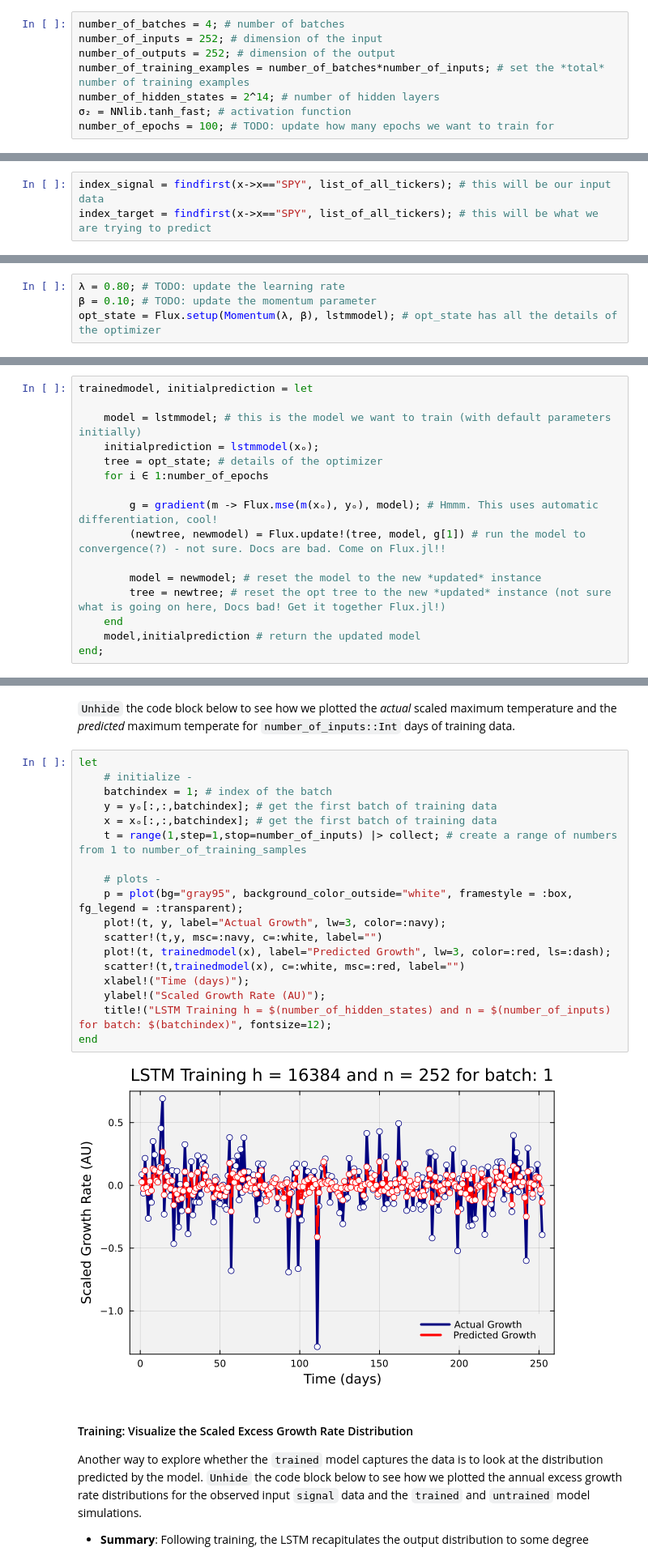
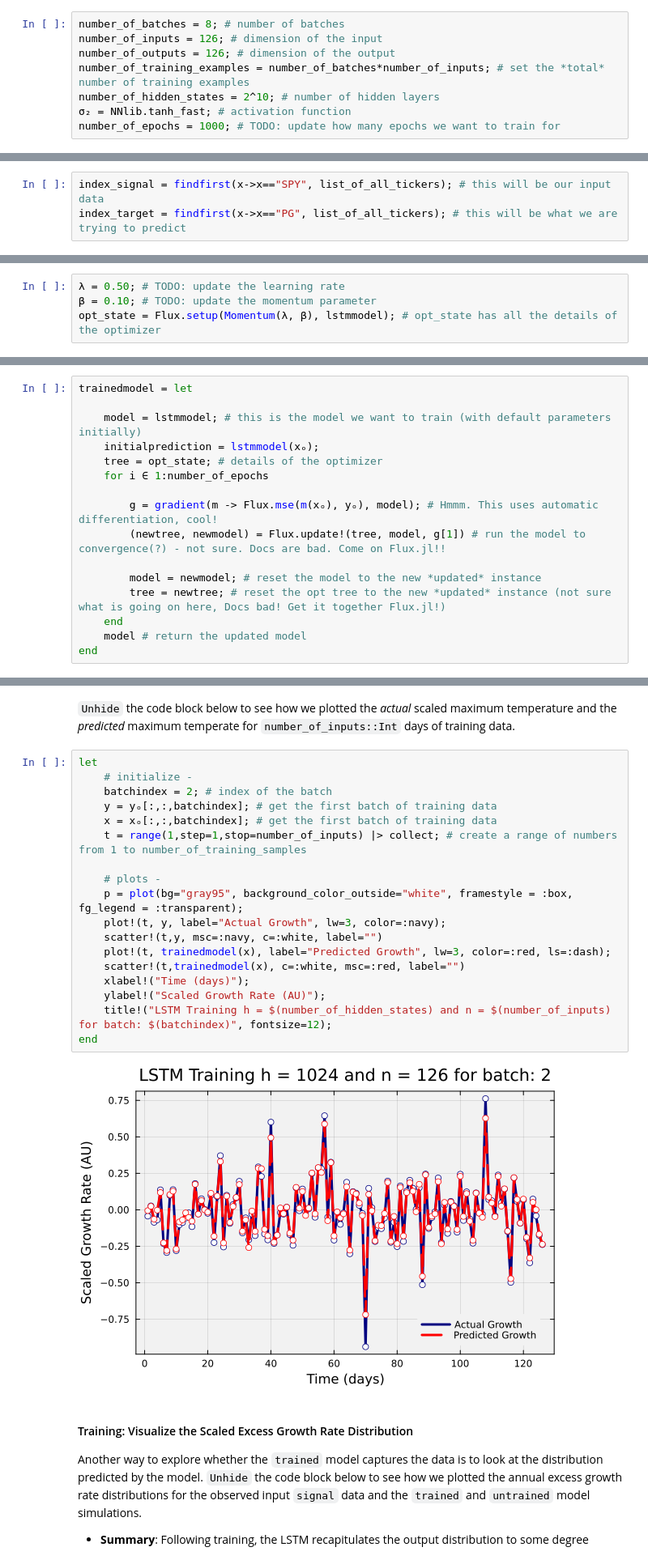
Before and after one commit to varnerlab/CHEME-5820-Lectures-Spring-2025, a Jupyter notebook: lectures/week-13/L13a/CHEME-5820-L13a-LSTM-S2025.ipynb, the cells around one changed output, grey strips where cells are left out. Shown at 81% size. Saved outputs shown, nothing was run; the diff lists cells and outputs as text.

```diff
--- a/lectures/week-13/L13a/CHEME-5820-L13a-LSTM-S2025.ipynb
+++ b/lectures/week-13/L13a/CHEME-5820-L13a-LSTM-S2025.ipynb
@@ -80,13 +80,13 @@ include("Include.jl");
 ### Constants
 Let's set up some constants that we will use in the exercise. Check the comment next to the value for a description of its meaning, permissible values, etc.
 # %%
-number_of_batches = 4; # number of batches
-number_of_inputs = 252; # dimension of the input
-number_of_outputs = 252; # dimension of the output
+number_of_batches = 8; # number of batches
+number_of_inputs = 126; # dimension of the input
+number_of_outputs = 126; # dimension of the output
 number_of_training_examples = number_of_batches*number_of_inputs; # set the *total*  number of training examples
-number_of_hidden_states = 2^14; # number of hidden layers
+number_of_hidden_states = 2^10; # number of hidden layers
 σ₂ = NNlib.tanh_fast; # activation function
-number_of_epochs = 100; # TODO: update how many epochs we want to train for
+number_of_epochs = 1000; # TODO: update how many epochs we want to train for
 # %% [markdown]
 ### Data
 We gathered a daily open-high-low-close `dataset` for each firm in the [S&P500](https://en.wikipedia.org/wiki/S%26P_500) from `01-03-2014` until `02-07-2025`, along with data for a few exchange-traded funds and volatility products during that time. We load the `orignal_dataset` by calling the `MyMarketDataSet()` function:
@@ -119,7 +119,7 @@ list_of_all_tickers = keys(dataset) |> collect |> sort;
 For later, let's grab a few tickers to explore.
 # %%
 index_signal = findfirst(x->x=="SPY", list_of_all_tickers); # this will be our input data
-index_target = findfirst(x->x=="SPY", list_of_all_tickers); # this will be what we are trying to predict
+index_target = findfirst(x->x=="PG", list_of_all_tickers); # this will be what we are trying to predict
 # %% [markdown]
 Compute the expected (annualized) excess log growth rate by passing the `dataset` and the entire list of firms we have in the dataset to the [log_growth_matrix(...) method](src/Compute.jl). The log growth rate between time period $j-1$ to $j$, e.g., yesterday to today is defined as:
 $$
@@ -288,7 +269,7 @@ lstmmodel = MyLSTMRNNModel().chain; # Hmmm. lstmmodel is callable? (Yes, because
 Next, let's set up the model training. One of the shortcomings of [the `Flux.jl` package](https://fluxml.ai/Flux.jl/stable/) is the generally opaque nature of model training. It's a headache, but we've figured it out (maybe). On the other hand, [Flux.jl` package](https://fluxml.ai/Flux.jl/stable/) does handle the model unrolling step for us, so the training works like a feedforward model.
 * _Which optimizer_? The [`Flux.jl` library supports _many_ optimizers](https://fluxml.ai/Flux.jl/stable/reference/training/optimisers/#Optimisers-Reference) which are all some version of gradient descent. We'll use [Gradient descent with momentum](https://en.wikipedia.org/wiki/Stochastic_gradient_descent#Momentum) where the `λ` parameter denotes the `learning rate` and `β` denotes the momentum parameter. We save information about the optimizer in the `opt_state` variable, which will eventually get passed to the training method.
 # %%
-λ = 0.80; # TODO: update the learning rate
+λ = 0.50; # TODO: update the learning rate
 β = 0.10; # TODO: update the momentum parameter
 opt_state = Flux.setup(Momentum(λ, β), lstmmodel); # opt_state has all the details of the optimizer
 # %% [markdown]
@@ -296,7 +277,7 @@ __Training loop__. `Unhide` the code block below to see the training loop for ou
 * _Automatic gradient?_: The [`Flux.jl` package](https://fluxml.ai/Flux.jl/stable/) has [the `gradient(...)` method](https://fluxml.ai/Flux.jl/stable/guide/models/basics/#man-taking-gradients) which [uses automatic differentiation](https://arxiv.org/abs/1502.05767) to compute _exact_ gradient values. This is a super interesting feature that removes much of the headache associated with computing the gradient of neural networks.
 * _Update!?_ The [`update!(...)` method](https://fluxml.ai/Flux.jl/stable/reference/training/reference/#Optimisers.update!) is a [mutating method](https://docs.julialang.org/en/v1/manual/functions/#man-functions), i.e., changes made in the method are visible in the calling scope. In this case, the [`update!(...)` method](https://fluxml.ai/Flux.jl/stable/reference/training/reference/#Optimisers.update!) using the gradient and the optimizer to update the model parameters stored in the model instance. It also updates the `opt_state` data, although what it is doing is not clear.
 # %%
-trainedmodel, initialprediction = let
+trainedmodel = let
 
     model = lstmmodel; # this is the model we want to train (with default parameters initially)
     initialprediction = lstmmodel(xₒ);
@@ -309,5 +290,5 @@ trainedmodel, initialprediction = let
         model = newmodel; # reset the model to the new *updated* instance
         tree = newtree; # reset the opt tree to the new *updated* instance (not sure what is going on here, Docs bad! Get it together Flux.jl!)
     end
-    model,initialprediction # return the updated model
-end;
+    model # return the updated model
+end
@@ -336,23 +323,23 @@ MSE training for batch 1: 0.018163309
 # %%
 let
     # initialize -
-    batchindex = 1; # index of the batch
+    batchindex = 2; # index of the batch
     y = yₒ[:,:,batchindex]; # get the first batch of training data
     x = xₒ[:,:,batchindex]; # get the first batch of training data
     t = range(1,step=1,stop=number_of_inputs) |> collect; # create a range of numbers from 1 to number_of_training_samples
 
     # plots -
     p = plot(bg="gray95", background_color_outside="white", framestyle = :box, fg_legend = :transparent);
     plot!(t, y, label="Actual Growth", lw=3, color=:navy);
     scatter!(t,y, msc=:navy, c=:white, label="")
     plot!(t, trainedmodel(x), label="Predicted Growth", lw=3, color=:red, ls=:dash);
     scatter!(t,trainedmodel(x), c=:white, msc=:red, label="")
     xlabel!("Time (days)");
     ylabel!("Scaled Growth Rate (AU)");
     title!("LSTM Training h = $(number_of_hidden_states) and n = $(number_of_inputs) for batch: $(batchindex)", fontsize=12);
 end
 # %% [output]
-[figure, old version]
+[figure, new version]
 # %% [markdown]
 #### Training: Visualize the Scaled Excess Growth Rate Distribution
 Another way to explore whether the `trained` model captures the data is to look at the distribution predicted by the model. `Unhide` the code block below to see how we plotted the annual excess growth rate distributions for the observed input `signal` data and the `trained` and `untrained` model simulations.
```
Also changed, not shown: parts of 7 cells of this notebook.
